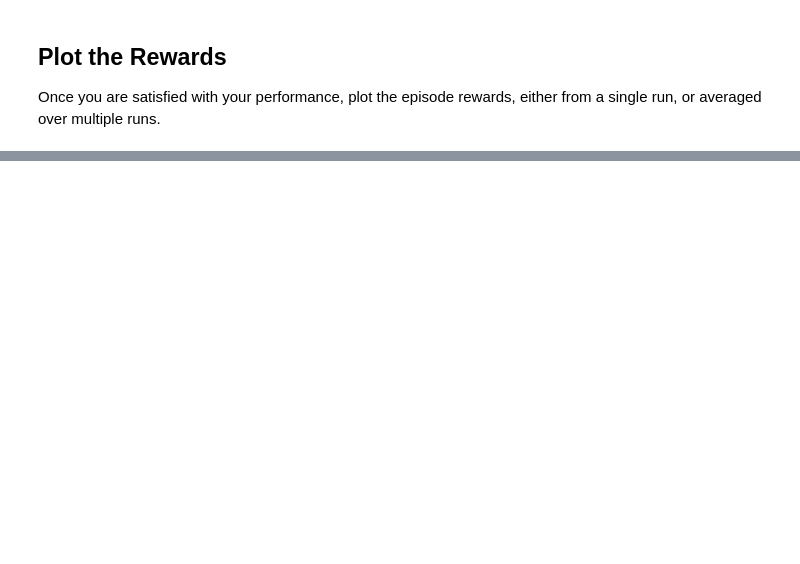
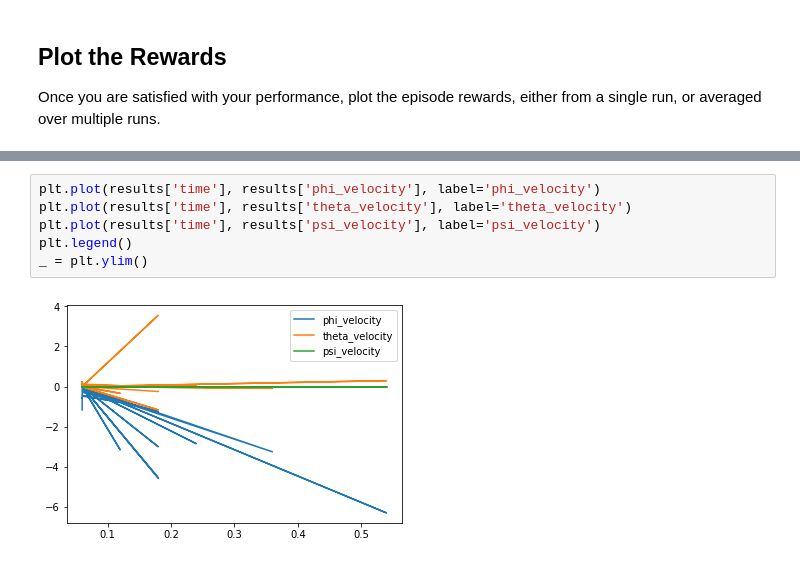
Before and after one commit to xchwan/Deep_learning_Final, a Jupyter notebook: Quadcopter_Project.ipynb, the cells around one changed output, grey strips where cells are left out. Drawn from its saved outputs; the diff is of its cells as text; blank space fills up the shorter version.

```diff
--- a/Quadcopter_Project.ipynb
+++ b/Quadcopter_Project.ipynb
@@ -294,0 +322,8 @@ _ = plt.ylim()
+# %%
+plt.plot(results['time'], results['phi_velocity'], label='phi_velocity')
+plt.plot(results['time'], results['theta_velocity'], label='theta_velocity')
+plt.plot(results['time'], results['psi_velocity'], label='psi_velocity')
+plt.legend()
+_ = plt.ylim()
+# %% [output]
+[figure, added]
```
Also changed, not shown: parts of 11 cells of this notebook, 1 other file.
